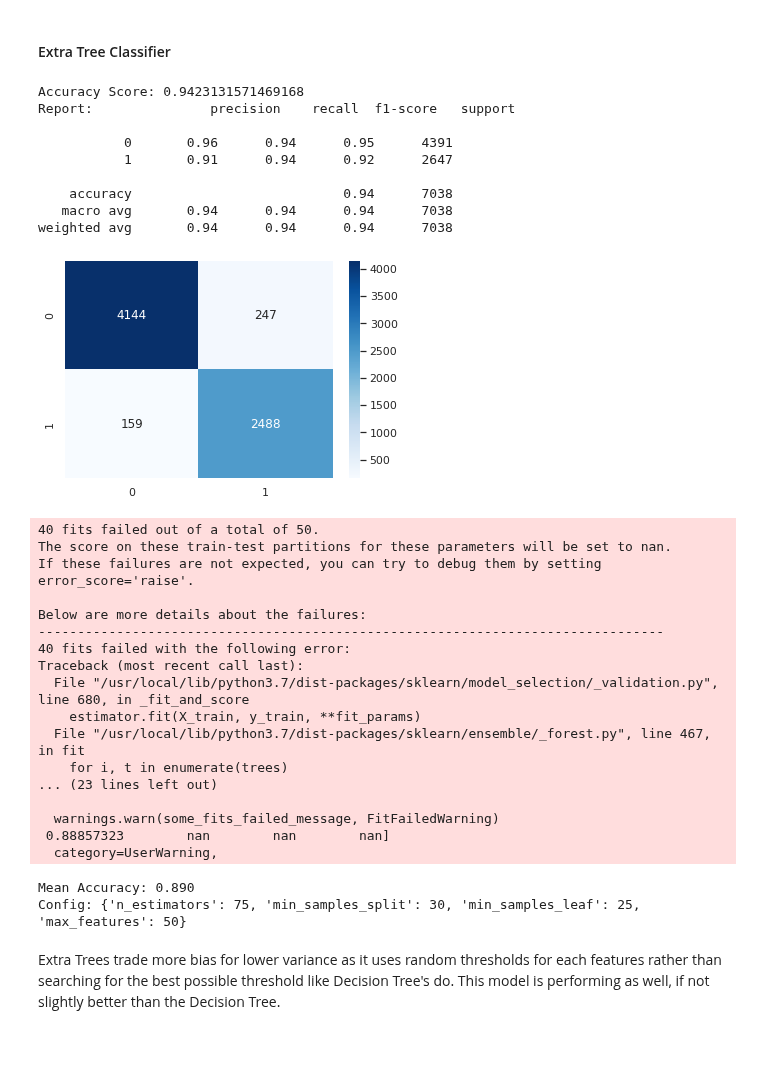
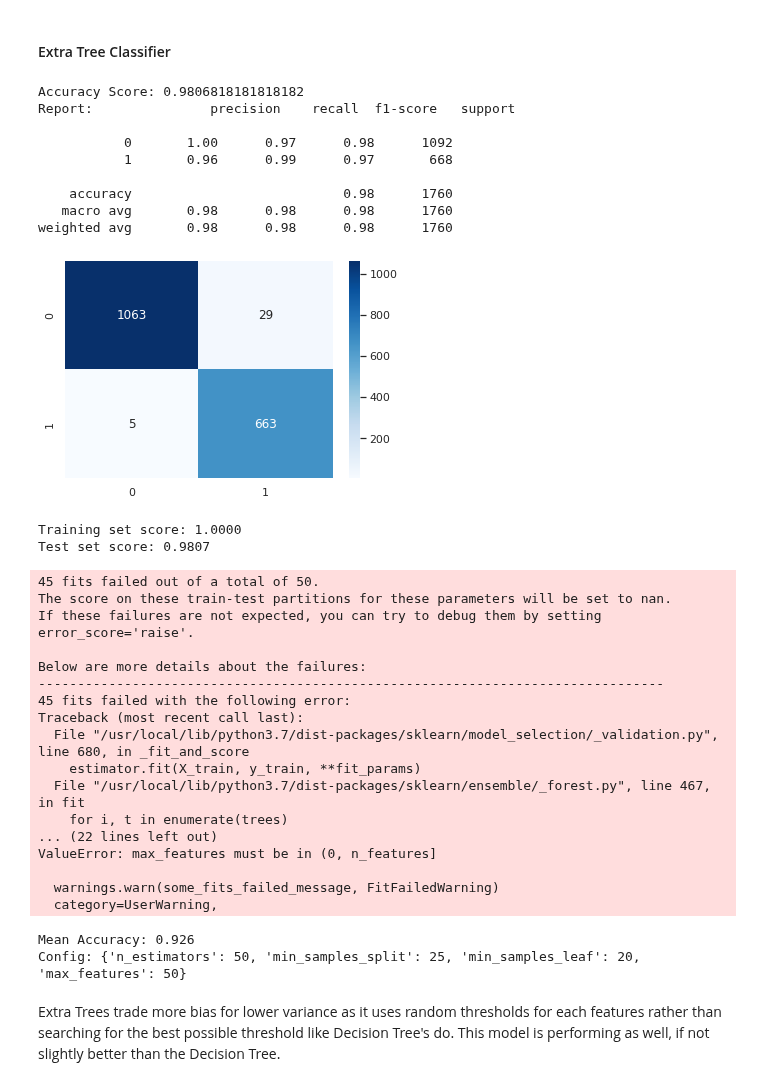
Before and after one commit to erinmcmahon26/Company-Bankruptcy-Prediction, a Jupyter notebook: DecisionTree_and_RandomForest.ipynb, the cells around one changed output. Saved outputs shown, nothing was run; the diff lists cells and outputs as text; code cells hidden in the pictures; blank space fills up the shorter version.

```diff
--- a/DecisionTree_and_RandomForest.ipynb
+++ b/DecisionTree_and_RandomForest.ipynb
@@ -134,7 +133,7 @@ Min_samples_split: the minimum number of samples required to split an internal n
 # %%
 from sklearn.decomposition import PCA
 pca_test = PCA(n_components=95)
-pca_test.fit(x_train)
+pca_test.fit(X_train)
 evr = pca_test.explained_variance_ratio_
 cvr = np.cumsum(pca_test.explained_variance_ratio_)
 pca_df = pd.DataFrame()
@@ -178,5 +171,0 @@ x_test_pca = pca.transform(x_test)
-# %%
-clf = DecisionTreeClassifier()
-clf.fit(x_train_pca,y_train)
-
-model_metrics(clf, x_test_pca, y_test)
@@ -194,2 +172,12 @@ weighted avg       0.89      0.89      0.89      7038
 # %% [markdown]
 With scaling the features and using SMOTE, we see that 34 columns represent 95% of the variance in the data set.
+# %%
+pca = PCA(n_components=34)
+pca.fit(X_train)
+X_train_pca = pca.transform(X_train)
+X_test_pca = pca.transform(X_test)
+# %%
+clf = DecisionTreeClassifier()
+clf.fit(X_train_pca,y_train)
+
+model_metrics(clf, X_test_pca, y_test)
@@ -226,46 +214,54 @@ ValueError: min_samples_split must be an integer greater than 1 or a float in (0
 #### Extra Tree Classifier
 # %%
 et = ExtraTreesClassifier()
-et.fit(x_train, y_train)
+et.fit(X_train, y_train)
 
-model_metrics(et, x_test, y_test)
+model_metrics(et, X_test, y_test)
 # %% [output]
-Accuracy Score: 0.9423131571469168
+Accuracy Score: 0.9806818181818182
 Report:               precision    recall  f1-score   support
 
-           0       0.96      0.94      0.95      4391
-           1       0.91      0.94      0.92      2647
+           0       1.00      0.97      0.98      1092
+           1       0.96      0.99      0.97       668
 
-    accuracy                           0.94      7038
-   macro avg       0.94      0.94      0.94      7038
-weighted avg       0.94      0.94      0.94      7038
+    accuracy                           0.98      1760
+   macro avg       0.98      0.98      0.98      1760
+weighted avg       0.98      0.98      0.98      1760
-[figure, old version]
+[figure, new version]
+# %%
+# check for overfitting and underfitting
+# average accuracy
+print('Training set score: {:.4f}'.format(et.score(X_train, y_train)))
+print('Test set score: {:.4f}'.format(et.score(X_test, y_test)))
+# %% [output]
+Training set score: 1.0000
+Test set score: 0.9807
 # %%
 parameters4 = [{'n_estimators': range(50,126,25),
-                'max_features': range(50,401,50),
+                'max_features': range(0,200,50),
                 'min_samples_leaf': range(20,50,5),
                 'min_samples_split': range(15,36,5)}]
-param_selection(et, parameters4, x_train, y_train)
+param_selection(et, parameters4, X_train, y_train)
 # %% [output]
-40 fits failed out of a total of 50.
+45 fits failed out of a total of 50.
 The score on these train-test partitions for these parameters will be set to nan.
 If these failures are not expected, you can try to debug them by setting error_score='raise'.
 
 Below are more details about the failures:
 --------------------------------------------------------------------------------
-40 fits failed with the following error:
+45 fits failed with the following error:
 Traceback (most recent call last):
   File "/usr/local/lib/python3.7/dist-packages/sklearn/model_selection/_validation.py", line 680, in _fit_and_score
     estimator.fit(X_train, y_train, **fit_params)
   File "/usr/local/lib/python3.7/dist-packages/sklearn/ensemble/_forest.py", line 467, in fit
     for i, t in enumerate(trees)
-... (23 lines left out)
+... (22 lines left out)
+ValueError: max_features must be in (0, n_features]
 
   warnings.warn(some_fits_failed_message, FitFailedWarning)
- 0.88857323        nan        nan        nan]
   category=UserWarning,
-Mean Accuracy: 0.890
-Config: {'n_estimators': 75, 'min_samples_split': 30, 'min_samples_leaf': 25, 'max_features': 50}
+Mean Accuracy: 0.926
+Config: {'n_estimators': 50, 'min_samples_split': 25, 'min_samples_leaf': 20, 'max_features': 50}
 # %% [markdown]
 Extra Trees trade more bias for lower variance as it uses random thresholds for each features rather than searching for the best possible threshold like Decision Tree's do. This model is performing as well, if not slightly better than the Decision Tree.
 # %% [markdown]
```
Also changed, not shown: parts of 26 cells of this notebook.
